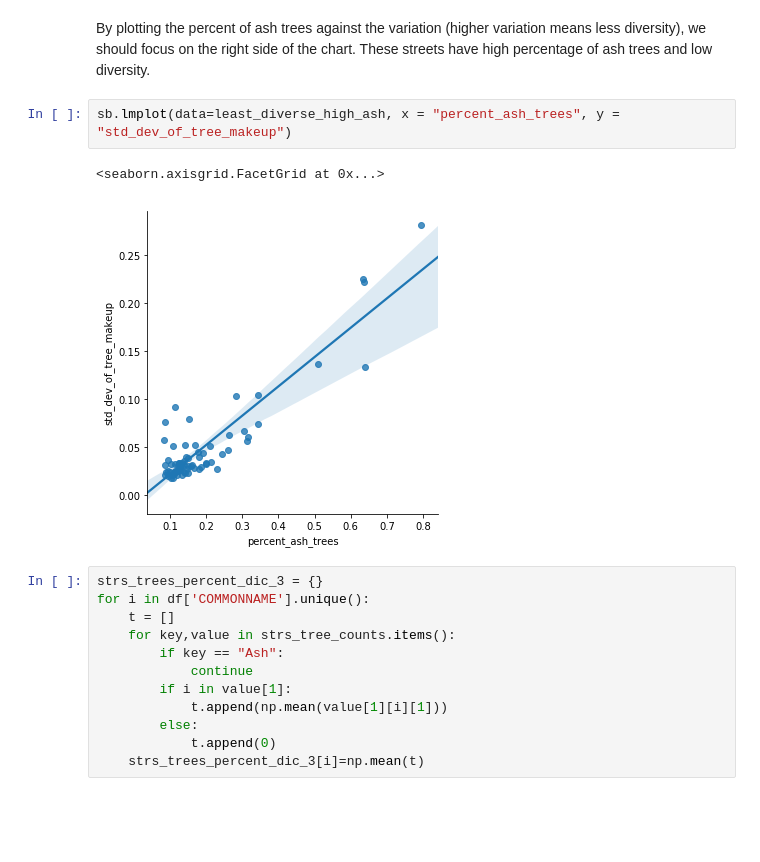
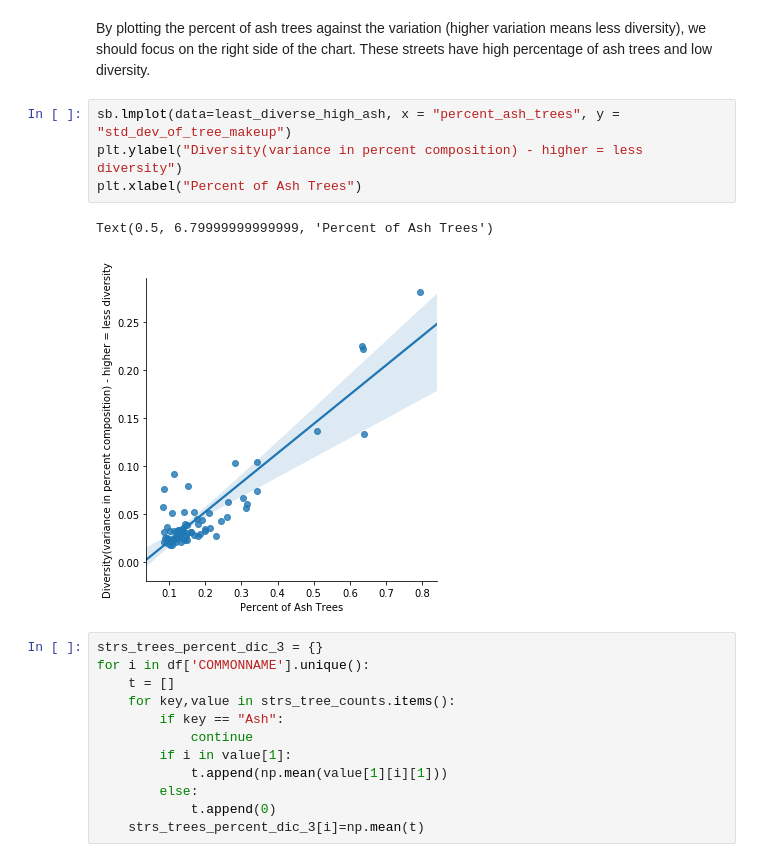
Before and after one commit to jp1044/info-3401-boulder-trees, a Jupyter notebook: Trees-Project_Update_2.ipynb, the cells around one changed output. Cells and saved outputs as stored; diff of their text form; blank space fills up the shorter version.

```diff
--- a/Trees-Project_Update_2.ipynb
+++ b/Trees-Project_Update_2.ipynb
@@ -241,9 +243,11 @@ least_diverse_high_ash
 By plotting the percent of ash trees against the variation (higher variation means less diversity), we should focus on the right side of the chart. These streets have high percentage of ash trees and low diversity.
 # %%
 sb.lmplot(data=least_diverse_high_ash, x = "percent_ash_trees", y = "std_dev_of_tree_makeup")
+plt.ylabel("Diversity(variance in percent composition) - higher = less diversity")
+plt.xlabel("Percent of Ash Trees")
 # %% [output]
-<seaborn.axisgrid.FacetGrid at 0x...>
+Text(0.5, 6.79999999999999, 'Percent of Ash Trees')
-[figure, old version]
+[figure, new version]
 # %%
 strs_trees_percent_dic_3 = {}
 for i in df['COMMONNAME'].unique():
```
Also changed, not shown: parts of 1 cell of this notebook, 2 other files.
